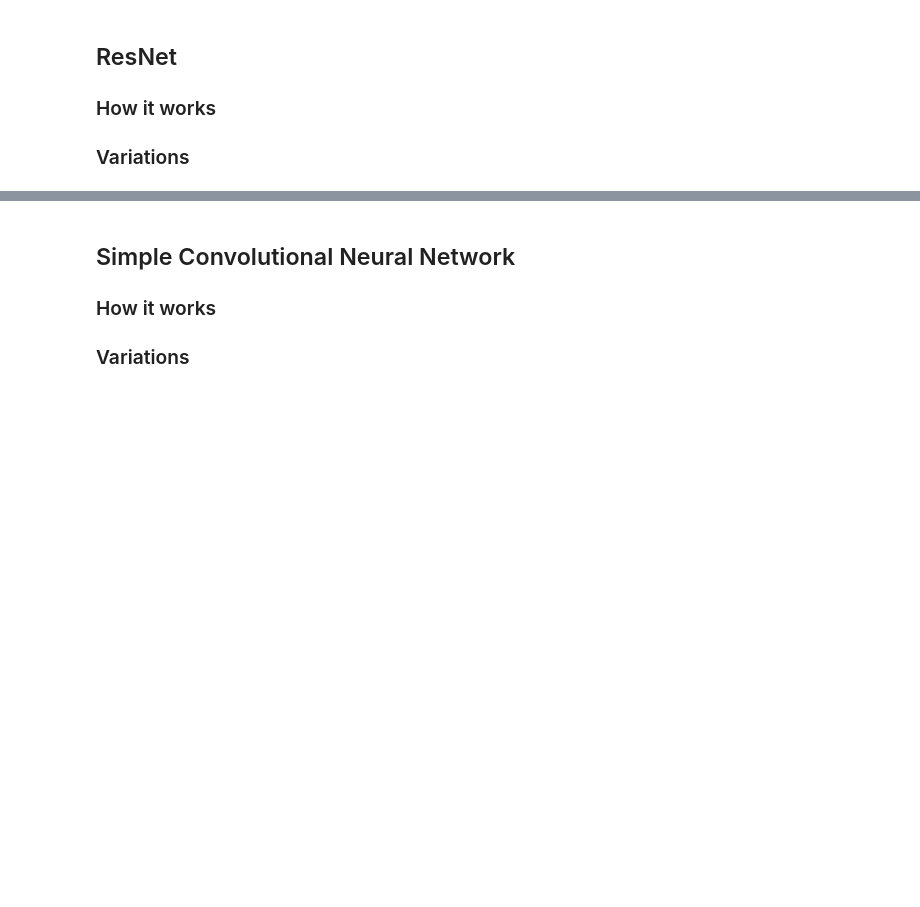
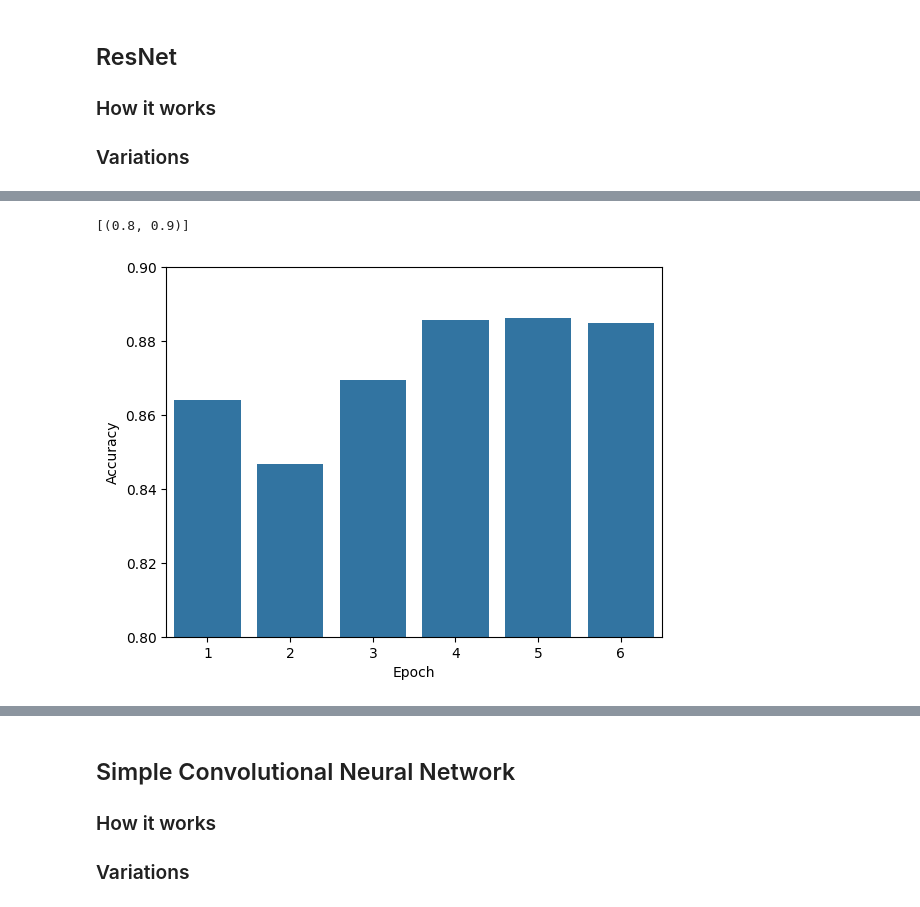
Before and after one commit to levshuster/whale-detection, a Jupyter notebook: final submission/main.ipynb, the cells around one changed output, grey strips where cells are left out. Cells and saved outputs as stored; diff of their text form; code cells hidden in the pictures; blank space fills up the shorter version.

```diff
--- a/final submission/main.ipynb
+++ b/final submission/main.ipynb
@@ -230,0 +415,14 @@ f"Accuracy: {get_accuracy(y_test, y_pred)}"
+# %%
+model = ResNet(
+	learning_rate=0.001,
+	use_weights=False,
+	version='0.1',
+	dataset_name=dataset_name,
+	do_not_load=False
+).load(epochs=1)
+if False:
+	for _ in range(6): model.fit(train_set, validation_set, additional_epochs=1).save()
+
+# accuracy_x_epochs = [get_accuracy( *model.load(epochs = i).predict(testing_set, ignore_cache=True)) for i in range(1,7)]
+accuracy_x_epochs = [get_accuracy( *model.load(epochs = i).predict(testing_set)) for i in range(1,7)]
+accuracy_x_epochs
@@ -230,0 +453,15 @@ f"Accuracy: {get_accuracy(y_test, y_pred)}"
+# %%
+import pandas as pd
+sns.barplot(
+	pd.DataFrame({
+		'Accuracy': accuracy_x_epochs,
+		'Epoch': range(1,7)
+	}),
+	x="Epoch",
+	y="Accuracy"
+).set(
+	ylim=(0.8, 0.90)
+)
+# %% [output]
+[(0.8, 0.9)]
+[figure, added]
```
Also changed, not shown: parts of 8 cells of this notebook.
